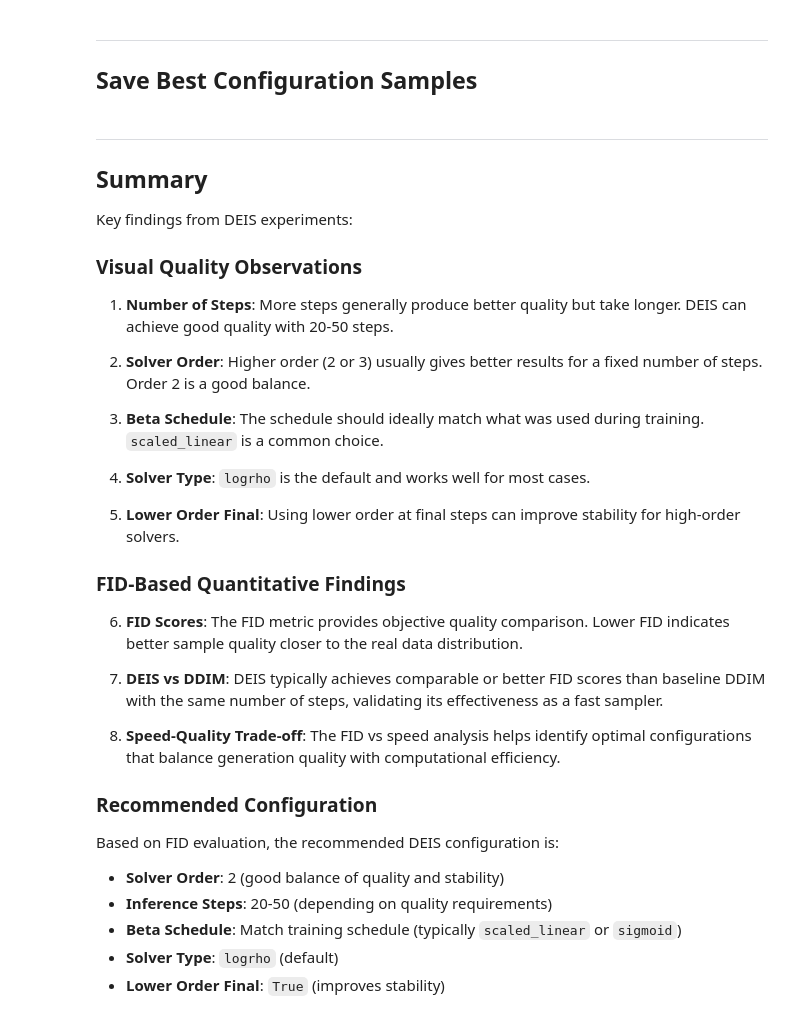
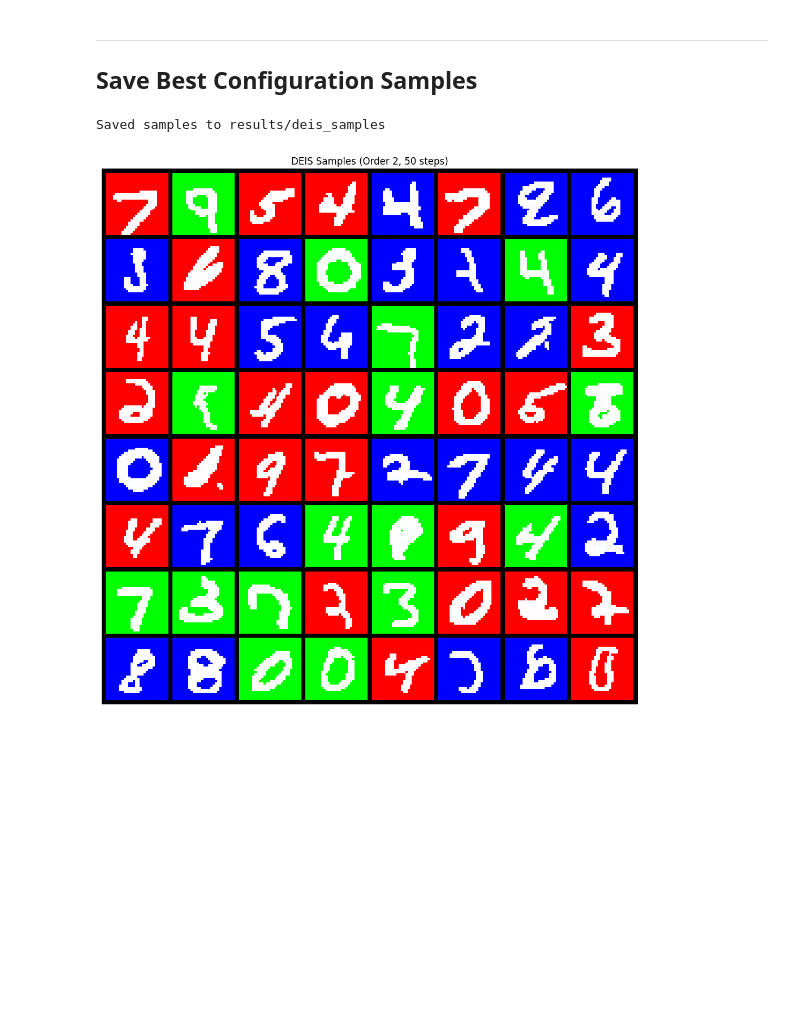
Before and after one commit to Oleg20502/diffusion-acceleration, a Jupyter notebook: test_deis_sampling.ipynb, the cells around one changed output. Saved outputs shown, nothing was run; the diff lists cells and outputs as text; code cells hidden in the pictures; blank space fills up the shorter version.

```diff
--- a/test_deis_sampling.ipynb
+++ b/test_deis_sampling.ipynb
@@ -696,36 +687,0 @@ compare_results(comparison_results)
-# %%
-# Comprehensive benchmark
-step_counts_benchmark = [5, 10, 15, 20, 30, 50]
-orders_benchmark = [1, 2, 3]
-
-benchmark_results = []
-
-for order in orders_benchmark:
-    for num_steps in step_counts_benchmark:
-        scheduler = create_deis_scheduler(
-            num_train_timesteps=TIMESTEPS,
-            solver_order=order,
-            beta_schedule="scaled_linear",
-        )
-
-        # Run multiple times for accurate timing
-        times = []
-        for _ in range(3):
-            _, elapsed = sample_with_deis(
-                unet=unet,
-                scheduler=scheduler,
-                num_inference_steps=num_steps,
-                batch_size=16,
-                image_size=IMAGE_SIZE,
-                channels=CHANNELS,
-                device=device
-            )
-            times.append(elapsed)
-
-        avg_time = np.mean(times)
-        benchmark_results.append({
-            'order': order,
-            'steps': num_steps,
-            'time': avg_time
-        })
-        print(f"Order {order}, {num_steps} steps: {avg_time:.3f}s")
@@ -1051,66 +1084,33 @@ else:
 # %%
 # Generate high-quality samples with optimal configuration
 OUTPUT_DIR = Path("./results/deis_samples")
 OUTPUT_DIR.mkdir(parents=True, exist_ok=True)
 
 # Best configuration (adjust based on experiments)
 scheduler = create_deis_scheduler(
     num_train_timesteps=TIMESTEPS,
     solver_order=2,
     beta_schedule="scaled_linear",
     solver_type="logrho",
     lower_order_final=True,
 )
 
-samples, elapsed = sample_with_deis(
+samples = sample_with_deis(
     unet=unet,
     scheduler=scheduler,
     num_inference_steps=50,
     batch_size=64,
     image_size=IMAGE_SIZE,
     channels=CHANNELS,
     device=device
 )
 
-print(f"Generated 64 samples in {elapsed:.2f}s")
-
 # Save grid
 save_image(samples, OUTPUT_DIR / "deis_samples_grid.png", nrow=8)
 print(f"Saved samples to {OUTPUT_DIR}")
 
 # Show samples
 show_samples(samples, title="DEIS Samples (Order 2, 50 steps)", nrow=8)
+# %% [output]
+Saved samples to results/deis_samples
+[figure, added]
-# %% [markdown]
----
-## Summary
-
-Key findings from DEIS experiments:
-
-### Visual Quality Observations
-
-1. **Number of Steps**: More steps generally produce better quality but take longer. DEIS can achieve good quality with 20-50 steps.
-
-2. **Solver Order**: Higher order (2 or 3) usually gives better results for a fixed number of steps. Order 2 is a good balance.
-
-3. **Beta Schedule**: The schedule should ideally match what was used during training. `scaled_linear` is a common choice.
-
-4. **Solver Type**: `logrho` is the default and works well for most cases.
-
-5. **Lower Order Final**: Using lower order at final steps can improve stability for high-order solvers.
-
-### FID-Based Quantitative Findings
-
-6. **FID Scores**: The FID metric provides objective quality comparison. Lower FID indicates better sample quality closer to the real data distribution.
-
-7. **DEIS vs DDIM**: DEIS typically achieves comparable or better FID scores than baseline DDIM with the same number of steps, validating its effectiveness as a fast sampler.
-
-8. **Speed-Quality Trade-off**: The FID vs speed analysis helps identify optimal configurations that balance generation quality with computational efficiency.
-
-### Recommended Configuration
-
-Based on FID evaluation, the recommended DEIS configuration is:
-- **Solver Order**: 2 (good balance of quality and stability)
-- **Inference Steps**: 20-50 (depending on quality requirements)
-- **Beta Schedule**: Match training schedule (typically `scaled_linear` or `sigmoid`)
-- **Solver Type**: `logrho` (default)
-- **Lower Order Final**: `True` (improves stability)
```
Also changed, not shown: parts of 31 cells of this notebook, 5 other files.
